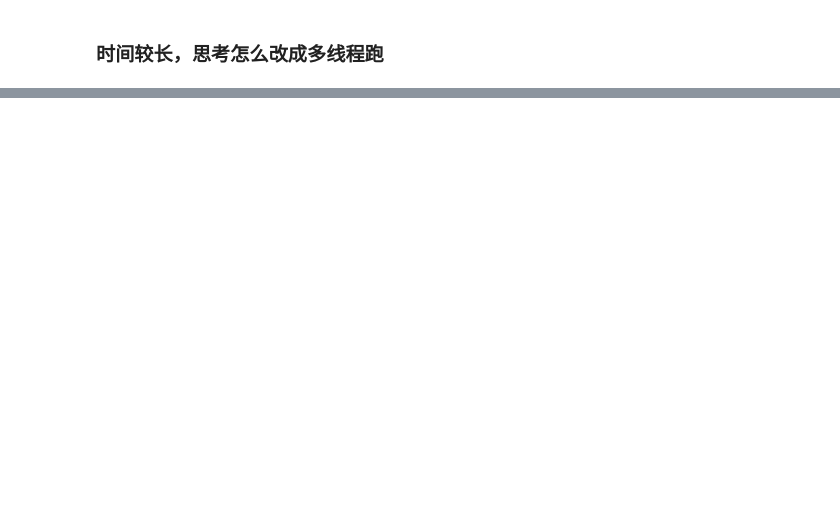
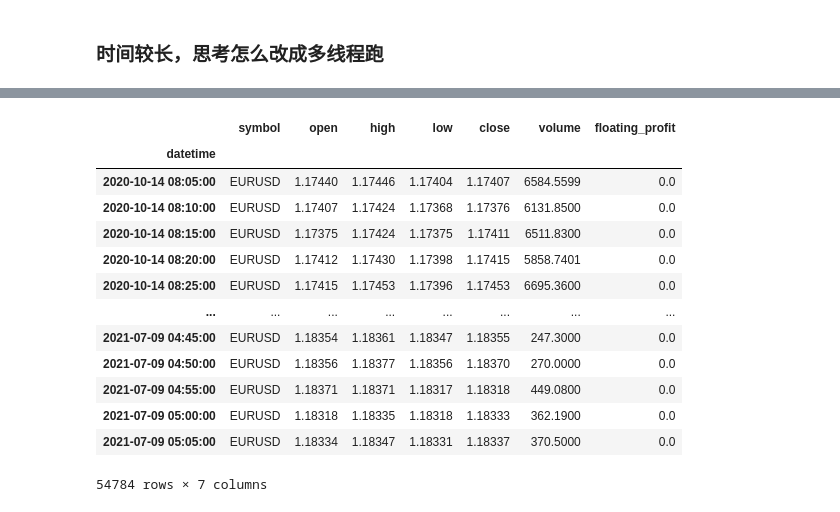
Before and after one commit to deep-forex-trading-group/Rule-based-forex-trading-system, a Jupyter notebook: Analysis/analysis_fmrecord_with_bar_data.ipynb, the cells around one changed output, grey strips where cells are left out. Saved outputs shown, nothing was run; the diff lists cells and outputs as text; code cells hidden in the pictures; blank space fills up the shorter version.

```diff
--- a/Analysis/analysis_fmrecord_with_bar_data.ipynb
+++ b/Analysis/analysis_fmrecord_with_bar_data.ipynb
@@ -89,0 +143,17 @@ Length: 54784, dtype: object
+# %%
+duka_5m_df
+# %% [output]
+|  | symbol | open | high | low | close | volume | floating_profit |
+| datetime |  |  |  |  |  |  |  |
+| 2020-10-14 08:05:00 | EURUSD | 1.17440 | 1.17446 | 1.17404 | 1.17407 | 6584.5599 | 0.0 |
+| 2020-10-14 08:10:00 | EURUSD | 1.17407 | 1.17424 | 1.17368 | 1.17376 | 6131.8500 | 0.0 |
+| 2020-10-14 08:15:00 | EURUSD | 1.17375 | 1.17424 | 1.17375 | 1.17411 | 6511.8300 | 0.0 |
+| 2020-10-14 08:20:00 | EURUSD | 1.17412 | 1.17430 | 1.17398 | 1.17415 | 5858.7401 | 0.0 |
+| 2020-10-14 08:25:00 | EURUSD | 1.17415 | 1.17453 | 1.17396 | 1.17453 | 6695.3600 | 0.0 |
+| ... | ... | ... | ... | ... | ... | ... | ... |
+| 2021-07-09 04:45:00 | EURUSD | 1.18354 | 1.18361 | 1.18347 | 1.18355 | 247.3000 | 0.0 |
+| 2021-07-09 04:50:00 | EURUSD | 1.18356 | 1.18377 | 1.18356 | 1.18370 | 270.0000 | 0.0 |
+| 2021-07-09 04:55:00 | EURUSD | 1.18371 | 1.18371 | 1.18317 | 1.18318 | 449.0800 | 0.0 |
+| 2021-07-09 05:00:00 | EURUSD | 1.18318 | 1.18335 | 1.18318 | 1.18333 | 362.1900 | 0.0 |
+| 2021-07-09 05:05:00 | EURUSD | 1.18334 | 1.18347 | 1.18331 | 1.18337 | 370.5000 | 0.0 |
+54784 rows × 7 columns
```
Also changed, not shown: parts of 15 cells of this notebook, 2 other files.
